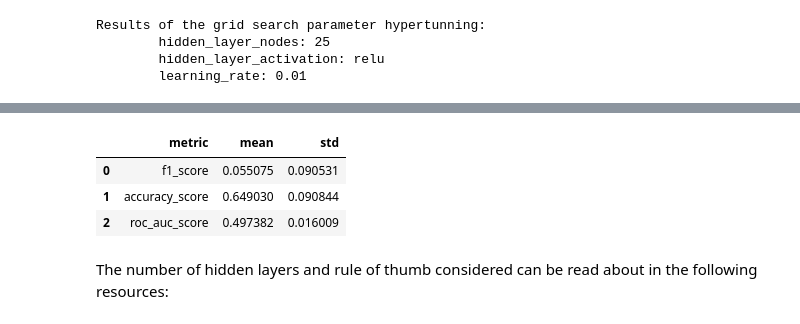
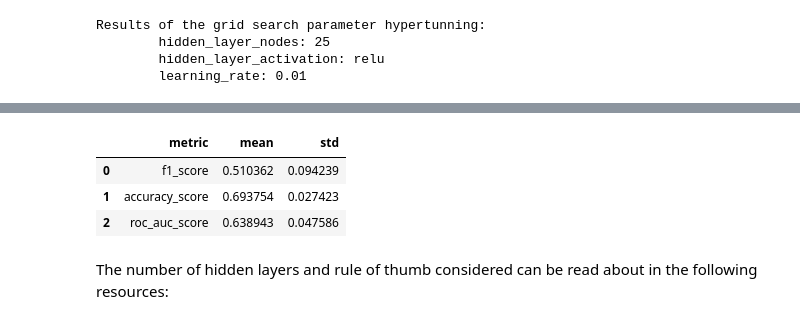
Before and after one commit to barbara-san/LabIACD-Project-1, a Jupyter notebook: Delivery/neural_network_parameter_hypertuning.ipynb, the cells around one changed output, grey strips where cells are left out. Cells and saved outputs as stored; diff of their text form; code cells hidden in the pictures.

Commit message:
Starting model comparision

```diff
--- a/Delivery/neural_network_parameter_hypertuning.ipynb
+++ b/Delivery/neural_network_parameter_hypertuning.ipynb
@@ -98,19 +98,25 @@ Results of the grid search parameter hypertunning:
         hidden_layer_activation: relu
         learning_rate: 0.01
 # %%
+best = {
+    'hidden_layer_nodes': 25,
+	'hidden_layer_activation': "relu",
+	'learning_rate': 0.01
+}
+
 nn_model = tf.keras.models.Sequential([
-    tf.keras.layers.Input((1130,), name="input"),
-    tf.keras.layers.Dense(n_nodes,activation=hidden_layer_act),
+    tf.keras.layers.Input((50,), name="input"),
+    tf.keras.layers.Dense(best['hidden_layer_nodes'], activation=best['hidden_layer_activation']),
     tf.keras.layers.Dense(2,activation='softmax')
 ])
 
 nn_model.compile(
-    optimizer=tf.keras.optimizers.SGD(l_rate),
+    optimizer=tf.keras.optimizers.SGD(best['learning_rate']),
     loss=tf.keras.losses.SparseCategoricalCrossentropy(),
     metrics=[tf.keras.metrics.SparseCategoricalAccuracy()]
 )
 
-score = k_fold_cv_keras(compiled_model=nn_model, df=df)
+score = k_fold_cv_keras(compiled_model=nn_model, df=df, pca_components=50)
 results = mean_std_results_k_fold_CV(score)
 results
 # %% [output]
@@ -127,6 +123,6 @@ results
 |  | metric | mean | std |
-| 0 | f1_score | 0.055075 | 0.090531 |
-| 1 | accuracy_score | 0.649030 | 0.090844 |
-| 2 | roc_auc_score | 0.497382 | 0.016009 |
+| 0 | f1_score | 0.510362 | 0.094239 |
+| 1 | accuracy_score | 0.693754 | 0.027423 |
+| 2 | roc_auc_score | 0.638943 | 0.047586 |
 # %% [markdown]
 The number of hidden layers and rule of thumb considered can be read about in the following resources:
```
Also changed, not shown: parts of 1 cell of this notebook, 2 other files.
